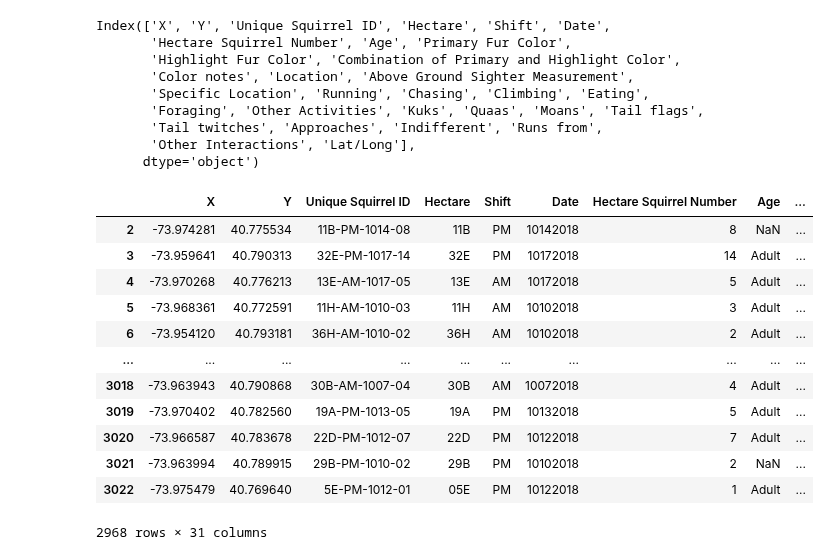
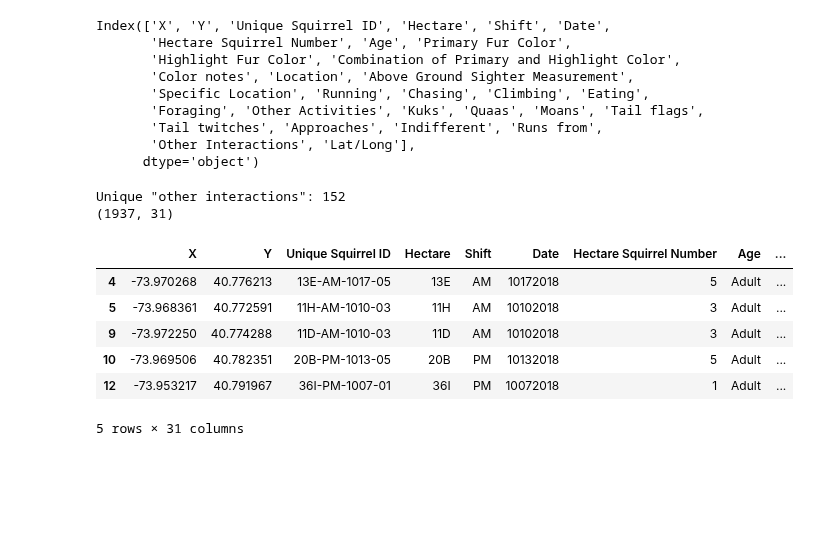
Before and after one commit to alyssahondrade/we-the-new-york-city-squirrels, a Jupyter notebook: squirrel_exploration.ipynb, the cells around one changed output. Cells and saved outputs as stored; diff of their text form; code cells hidden in the pictures; blank space fills up the shorter version.

Commit message:
added exploration code and notes for 'other notes or observations / interactions'

```diff
--- a/squirrel_exploration.ipynb
+++ b/squirrel_exploration.ipynb
@@ -127,21 +125,20 @@ Index(['X', 'Y', 'Unique Squirrel ID', 'Hectare', 'Shift', 'Date',
       dtype='object')
 # %%
 s2018_nonull = s2018_df.dropna(
-    subset=["Primary Fur Color", "X", "Y"],
-    how="any")
+    subset=["Primary Fur Color", "Highlight Fur Color", "Running", "Chasing", "Climbing", "Eating", "Foraging", "Approaches", "Indifferent", "Runs from", "X", "Y"],
+    how="any") # NOTE: If you add "Other Interactions", dataset is reduced to 170 rows
 
-s2018_nonull
+print(f'Unique "other interactions": {s2018_nonull["Other Interactions"].nunique()}') # 152 unique interactions
+
+print(f"{s2018_nonull.shape}")
+s2018_nonull.head()
 # %% [output]
+Unique "other interactions": 152
+(1937, 31)
 |  | X | Y | Unique Squirrel ID | Hectare | Shift | Date | Hectare Squirrel Number | Age | ... |
-| 2 | -73.974281 | 40.775534 | 11B-PM-1014-08 | 11B | PM | 10142018 | 8 | NaN | ... |
-| 3 | -73.959641 | 40.790313 | 32E-PM-1017-14 | 32E | PM | 10172018 | 14 | Adult | ... |
 | 4 | -73.970268 | 40.776213 | 13E-AM-1017-05 | 13E | AM | 10172018 | 5 | Adult | ... |
 | 5 | -73.968361 | 40.772591 | 11H-AM-1010-03 | 11H | AM | 10102018 | 3 | Adult | ... |
-| 6 | -73.954120 | 40.793181 | 36H-AM-1010-02 | 36H | AM | 10102018 | 2 | Adult | ... |
-| ... | ... | ... | ... | ... | ... | ... | ... | ... | ... |
-| 3018 | -73.963943 | 40.790868 | 30B-AM-1007-04 | 30B | AM | 10072018 | 4 | Adult | ... |
-| 3019 | -73.970402 | 40.782560 | 19A-PM-1013-05 | 19A | PM | 10132018 | 5 | Adult | ... |
-| 3020 | -73.966587 | 40.783678 | 22D-PM-1012-07 | 22D | PM | 10122018 | 7 | Adult | ... |
-| 3021 | -73.963994 | 40.789915 | 29B-PM-1010-02 | 29B | PM | 10102018 | 2 | NaN | ... |
-| 3022 | -73.975479 | 40.769640 | 5E-PM-1012-01 | 05E | PM | 10122018 | 1 | Adult | ... |
+| 9 | -73.972250 | 40.774288 | 11D-AM-1010-03 | 11D | AM | 10102018 | 3 | Adult | ... |
+| 10 | -73.969506 | 40.782351 | 20B-PM-1013-05 | 20B | PM | 10132018 | 5 | Adult | ... |
+| 12 | -73.953217 | 40.791967 | 36I-PM-1007-01 | 36I | PM | 10072018 | 1 | Adult | ... |
-2968 rows × 31 columns
+5 rows × 31 columns
```
Also changed, not shown: parts of 2 cells of this notebook, 1 other file.
